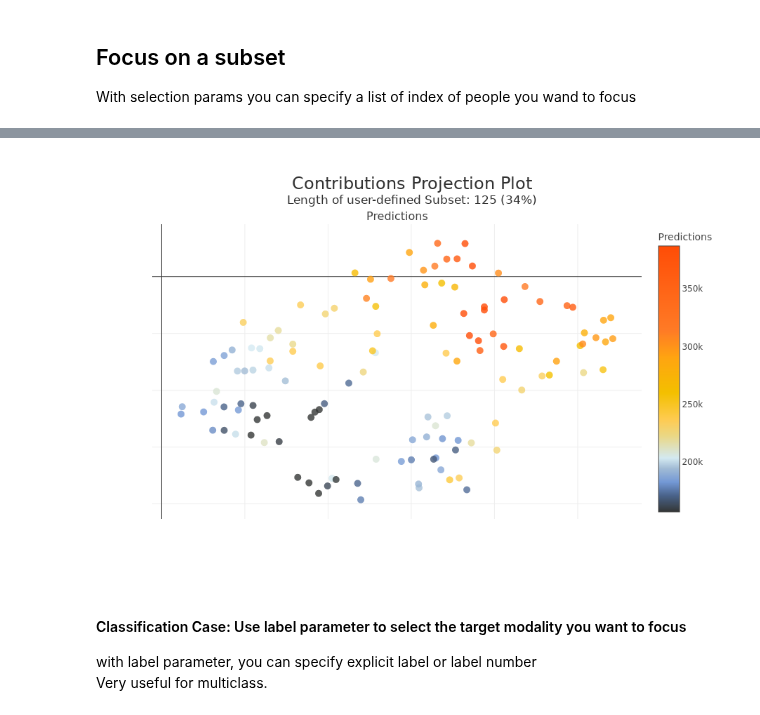
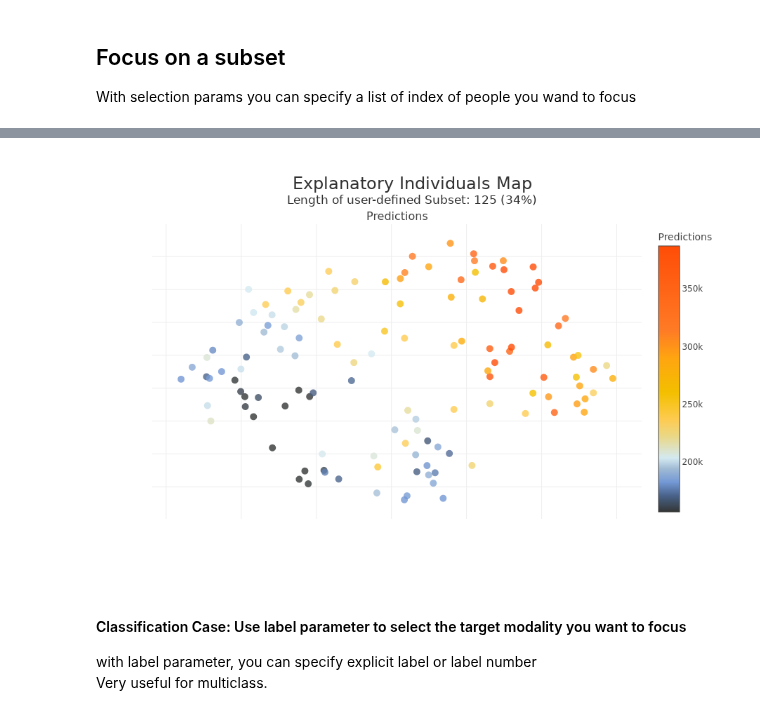
Before and after one commit to MAIF/shapash, a Jupyter notebook: tutorial/plots_and_charts/tuto-plot06-prediction_plot.ipynb, the cells around one changed output, grey strips where cells are left out. Cells and saved outputs as stored; diff of their text form; code cells hidden in the pictures.

```diff
--- a/tutorial/plots_and_charts/tuto-plot06-prediction_plot.ipynb
+++ b/tutorial/plots_and_charts/tuto-plot06-prediction_plot.ipynb
@@ -149,7 +147,7 @@ xpl_regressor.plot.scatter_plot_prediction(selection=index, width=900, height=60
 # %%
-xpl_regressor.plot.contributions_projection_plot(selection=index, color_value="predictions")
+xpl_regressor.plot.explanatory_individuals_map_plot(selection=index, color_value="predictions")
 # %% [output]
-[figure, old version]
+[figure, new version]
 # %% [markdown]
 #### Classification Case: Use label parameter to select the target modality you want to focus
 
```
Also changed, not shown: parts of 10 cells of this notebook, 4 other files.
